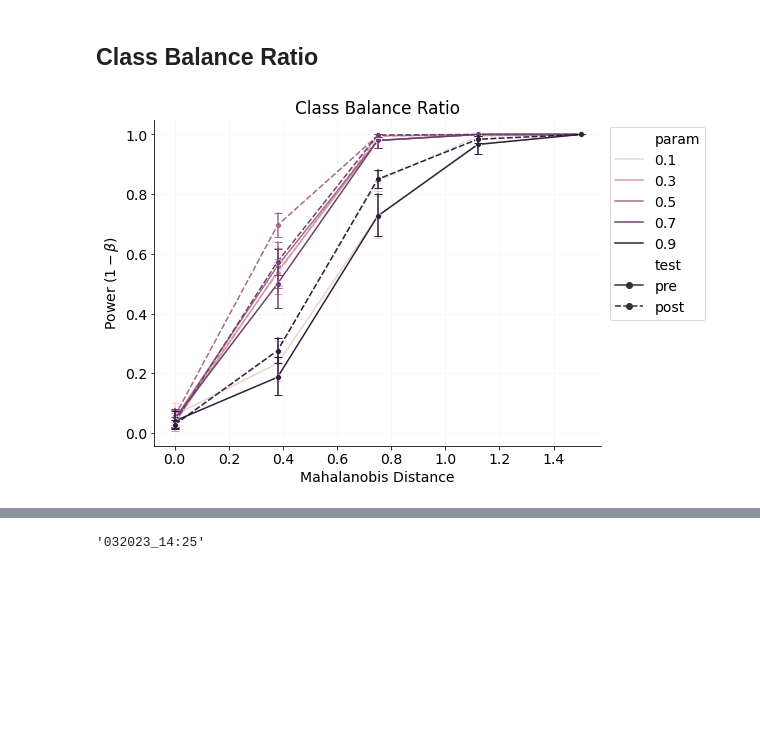
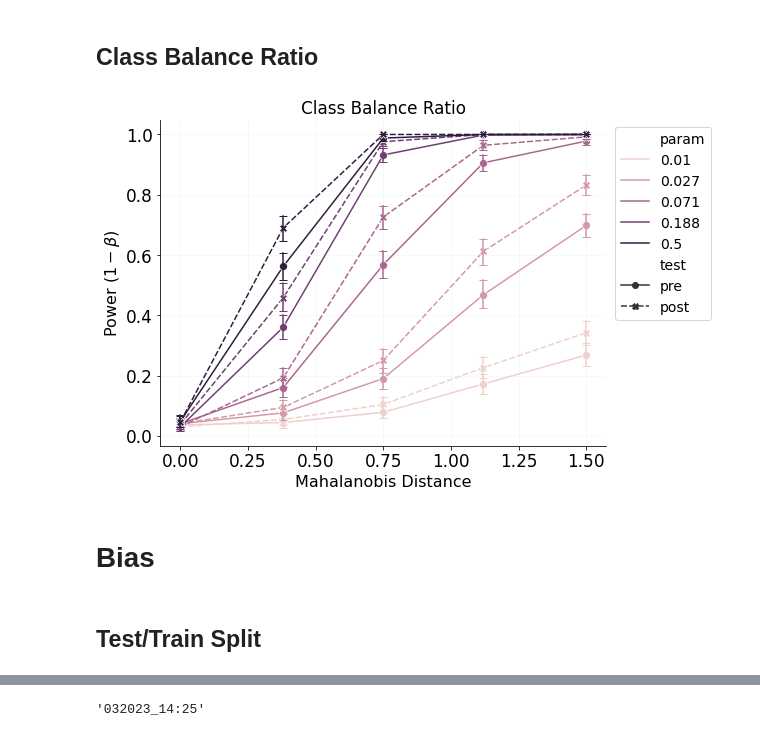
Before and after one commit to jrudoler/permutation-tests, a Jupyter notebook: data_viz.ipynb, the cells around one changed output, grey strips where cells are left out. Drawn from its saved outputs; the diff is of its cells as text; code cells hidden in the pictures; blank space fills up the shorter version.

```diff
--- a/data_viz.ipynb
+++ b/data_viz.ipynb
@@ -8,6 +8,7 @@ plt.rcParams["axes.spines.right"]=False
 plt.rcParams["axes.spines.top"]=False
 plt.rcParams["axes.grid"] = True
 plt.rcParams["grid.alpha"] = 0.1
+plt.rcParams["axes.labelsize"] = 16
 
 import seaborn as sns
 sns.set_palette("deep")
@@ -31,7 +32,7 @@ array([0.   , 0.375, 0.75 , 1.125, 1.5  , 1.875])
 # %%
-fig, ax = plt.subplots(2, 3, figsize=(8, 6), sharey=True, sharex=True)
+fig, ax = plt.subplots(1, 3, figsize=(8, 3), sharey=True, sharex=True)
 ax = ax.ravel()
-for i, m in enumerate(np.linspace(0., 1.875, 6)):
+for i, m in enumerate(np.linspace(0., 1.875, 6)[::2]):
     X, y = random_data_gen(n_samples=200, n_feats=2, maha=m)
     ax[i].scatter(X[y, 0], X[y, 1], alpha=.6)
     ax[i].scatter(X[~y, 0], X[~y, 1], alpha=.6)
@@ -152,11 +141,17 @@ plt.savefig("figures/nfeats-power.pdf", bbox_inches='tight')
 ## Class Balance Ratio
 # %%
 plt.figure(figsize=(8, 6))
-ax = sns.lineplot(data=ratio, x='d', y='positive', hue='param', style='test', markers=['o', 'o'], err_style="bars", err_kws={"capsize":4})
+ax = sns.lineplot(data=ratio, x='d', y='positive', hue='param', hue_norm=LogNorm(), style='test',
+                  markers=True, markersize=8, err_style="bars", err_kws={"capsize":4})
 ax.legend(loc="upper right", bbox_to_anchor=(1.25, 1))
+ax.tick_params(labelsize='large')
 ax.set_title("Class Balance Ratio")
 ax.set_xlabel(r"Mahalanobis Distance")
 ax.set_ylabel(r"Power ($1-\beta$)")
 plt.savefig("figures/ratio-power.pdf", bbox_inches='tight')
 # %% [output]
-[figure, old version]
+[figure, new version]
+# %% [markdown]
+# Bias
+# %% [markdown]
+## Test/Train Split
```
Also changed, not shown: parts of 21 cells of this notebook, 14 other files.
